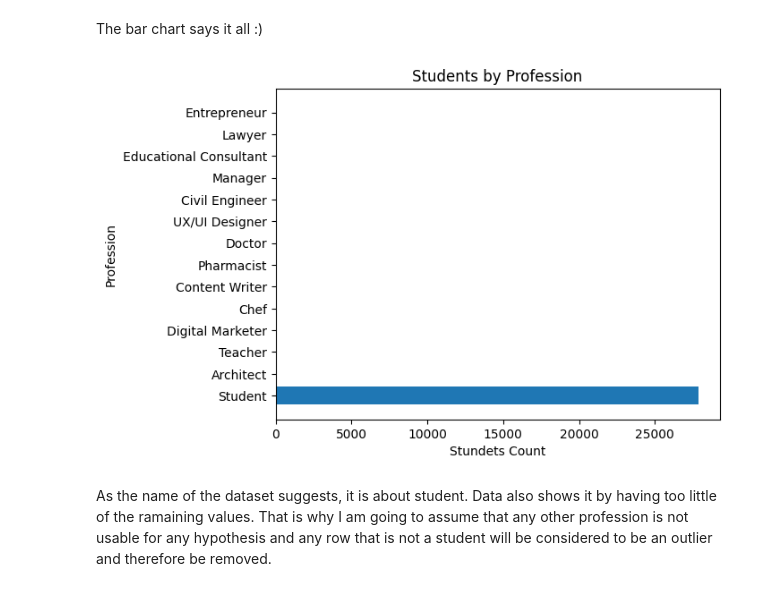
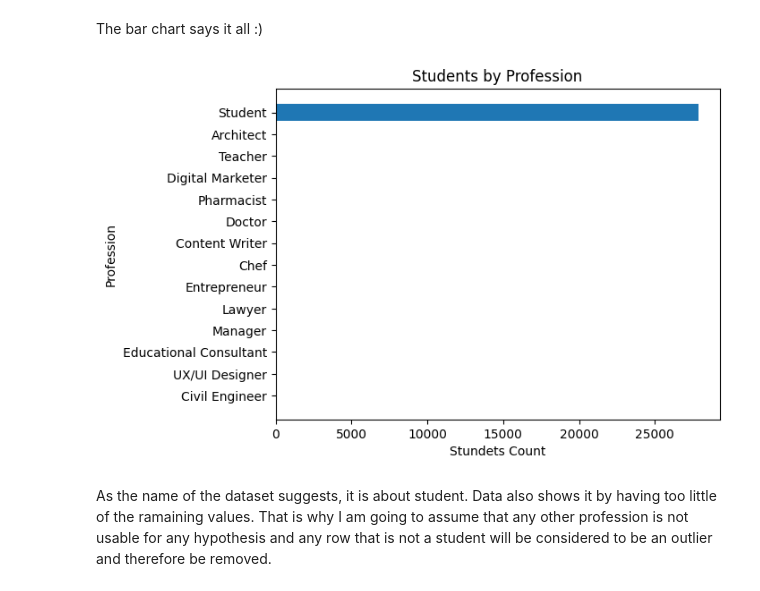
Before and after one commit to VladoDev03/mental-cognitive-disorders-analysis, a Jupyter notebook: disorders-analysis/disorders-analysis.ipynb, the cells around one changed output. Cells and saved outputs as stored; diff of their text form; code cells hidden in the pictures.

```diff
--- a/disorders-analysis/disorders-analysis.ipynb
+++ b/disorders-analysis/disorders-analysis.ipynb
@@ -117,19 +119,20 @@ Name: count, dtype: int64
 # %% [markdown]
 The bar chart says it all :)
 # %%
-profession_stats = student_depression_data['profession'].value_counts()
+profession_stats = student_depression_data['profession'].value_counts(ascending=True)
 
 professions = profession_stats.index
 counts = profession_stats.values
 
+# Horizontal bar chart so that profession names are fully visible
 plt.barh(professions, counts)
 plt.title("Students by Profession")
 plt.xlabel("Stundets Count")
 plt.ylabel("Profession")
 
 plt.show()
 # %% [output]
-[figure, old version]
+[figure, new version]
 # %% [markdown]
 As the name of the dataset suggests, it is about student. Data also shows it by having too little of the ramaining values. That is why I am going to assume that any other profession is not usable for any hypothesis and any row that is not a student will be considered to be an outlier and therefore be removed.
 # %%
```
Also changed, not shown: parts of 22 cells of this notebook.
